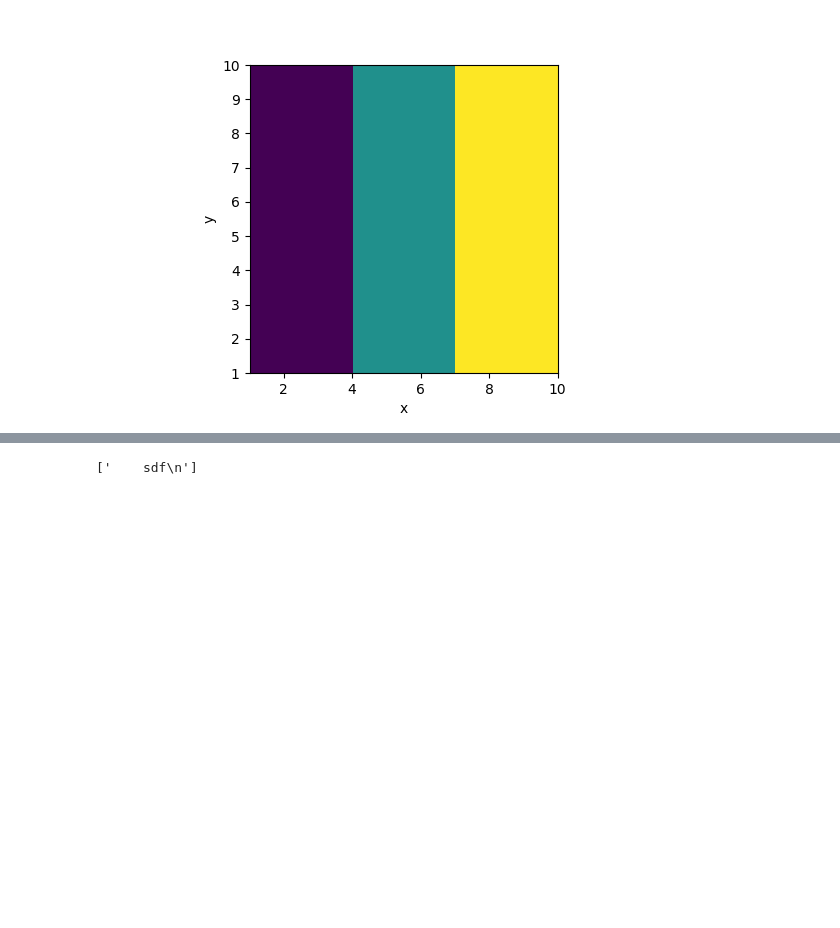
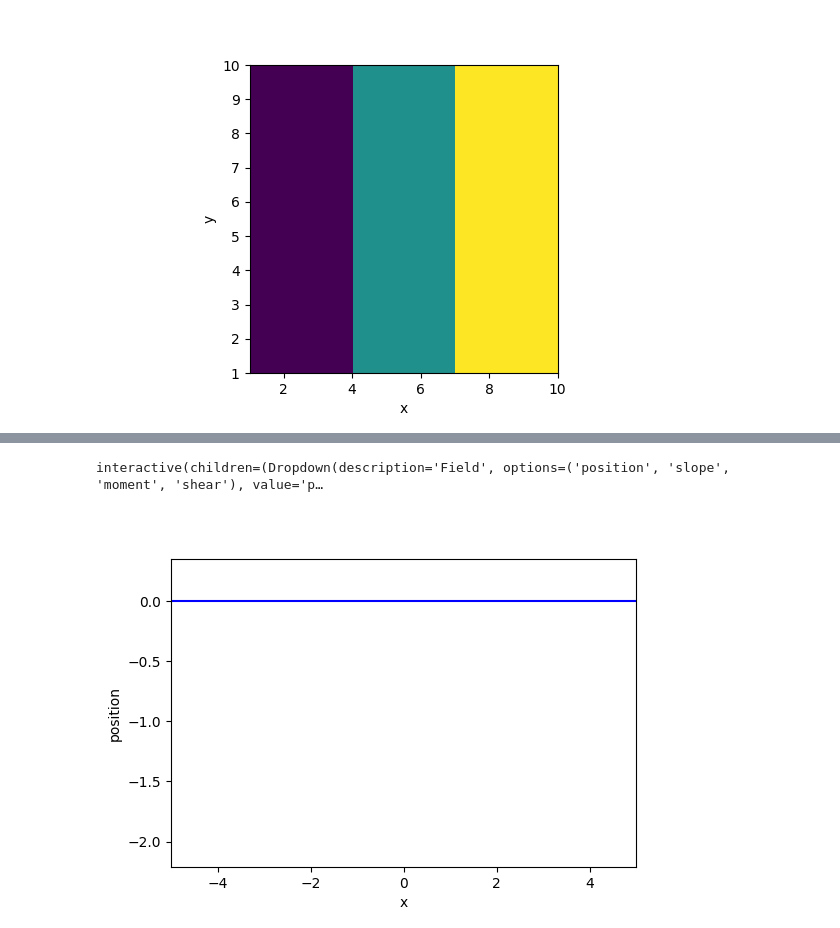
Before and after one commit to Ephraim-Bryski/Finite-Difference, a Jupyter notebook: src/FiniteDiff/scratch.ipynb, the cells around one changed output, grey strips where cells are left out. Saved outputs shown, nothing was run; the diff lists cells and outputs as text; code cells hidden in the pictures; blank space fills up the shorter version.

```diff
--- a/src/FiniteDiff/scratch.ipynb
+++ b/src/FiniteDiff/scratch.ipynb
@@ -37,5 +17,59 @@ frames = tester()
-# %%
-frame1 = frames[-1]
-frame1.code_context
-# %% [output]
-['    sdf\n']
+# %%
+import numpy as np
+import FD
+m = FD.Model({"x":np.linspace(-5,5,101),"t":np.linspace(1,10,101)},time_axis="t")
+%matplotlib widget
+y = FD.Field(m,"position",n_time_ders=2)
+s = FD.Field(m,"slope",edge_axes = ["x"])
+M = FD.Field(m,"moment")
+V = FD.Field(m,"shear",edge_axes = ["x"])
+
+
+y.set_BC("0","x","start")
+s.set_BC("0","x","start")
+M.set_BC("0","x","end")
+V.set_BC("-5","x","end")
+
+y.set_IC("0")
+y.dot.set_IC("0")
+
+E = 1
+I = 1
+lin_dense = 100
+
+e_c = FD.Stencil([-1/2,1/2],1,axis_type="edge",der_axis_type="cell")
+
+c_e = FD.Stencil([-1/2,1/2],1,axis_type="cell",der_axis_type="edge")
+
+
+while not m.finished:
+
+  dydx = c_e.der(y.prev,"x")
+
+  s.assign_update(dydx)
+
+  dsdx = e_c.der(s.new,"x")
+
+  M.assign_update(E*I*dsdx)
+
+  dMdx = c_e.der(M.new,"x")
+
+  V.assign_update(dMdx)
+
+  dVdx = e_c.der(V.new,"x")
+
+  a = dVdx/lin_dense
+
+  y.dot.dot.assign_update(a)
+
+  y.dot.time_integrate_update()
+
+  y.time_integrate_update()
+
+
+  m.increment_time()
+
+m.interact()
+# %% [output]
+interactive(children=(Dropdown(description='Field', options=('position', 'slope', 'moment', 'shear'), value='p…
+[figure, added]
```
Also changed, not shown: parts of 3 cells of this notebook, 4 other files.
